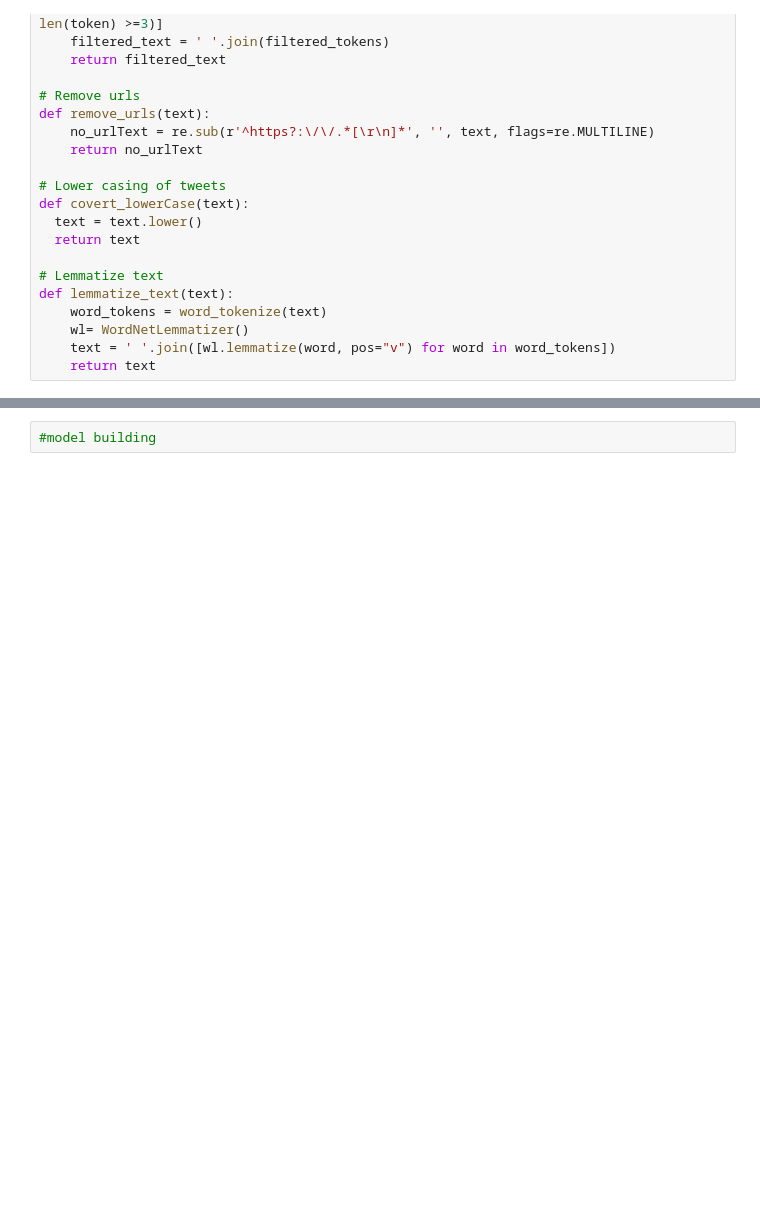
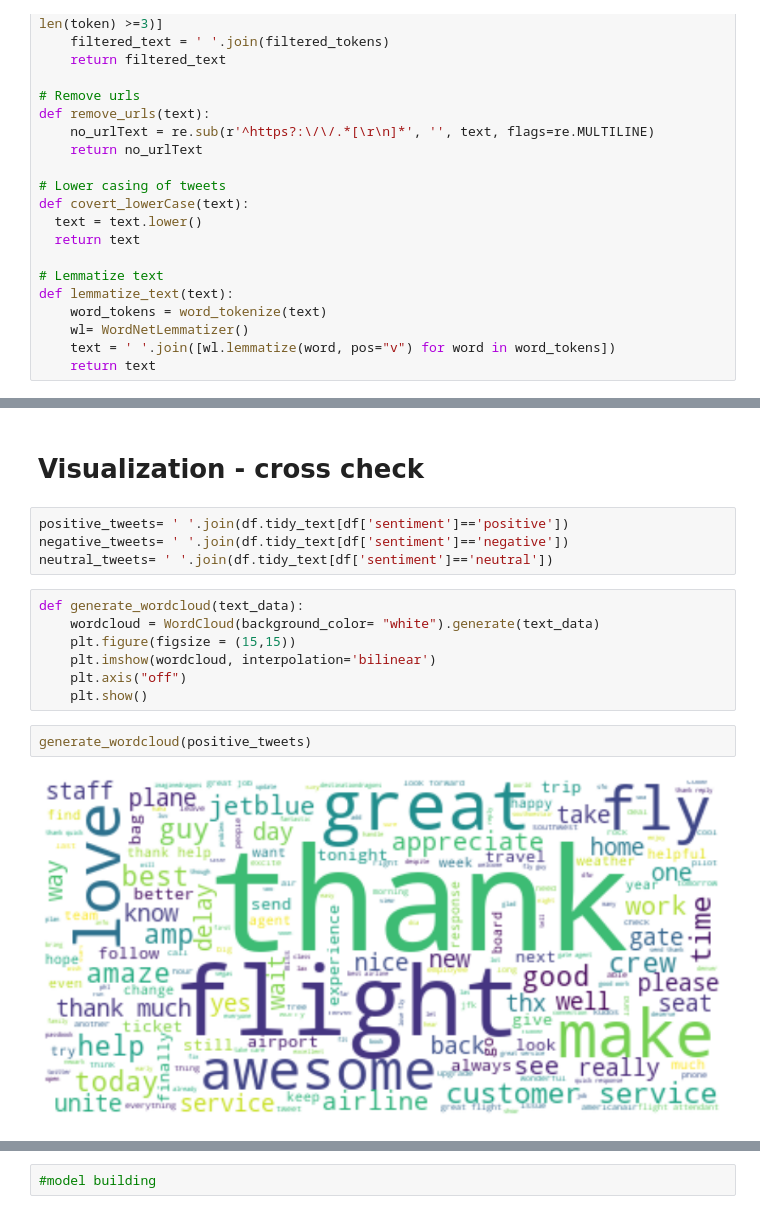
Before and after one commit to muthuv11/NLP_lily, a Jupyter notebook: NLP_caseStudy.ipynb, the cells around one changed output, grey strips where cells are left out. Saved outputs shown, nothing was run; the diff lists cells and outputs as text; blank space fills up the shorter version.

```diff
--- a/NLP_caseStudy.ipynb
+++ b/NLP_caseStudy.ipynb
@@ -204,0 +217,17 @@ df['lemma_text'] = df.tidy_text.apply(lemmatize_text)
+# %% [markdown]
+# Visualization - cross check
+# %%
+positive_tweets= ' '.join(df.tidy_text[df['sentiment']=='positive'])
+negative_tweets= ' '.join(df.tidy_text[df['sentiment']=='negative'])
+neutral_tweets= ' '.join(df.tidy_text[df['sentiment']=='neutral'])
+# %%
+def generate_wordcloud(text_data):
+    wordcloud = WordCloud(background_color= "white").generate(text_data)
+    plt.figure(figsize = (15,15))
+    plt.imshow(wordcloud, interpolation='bilinear')
+    plt.axis("off")
+    plt.show()
+# %%
+generate_wordcloud(positive_tweets)
+# %% [output]
+[figure, added]
```
Also changed, not shown: parts of 22 cells of this notebook.
